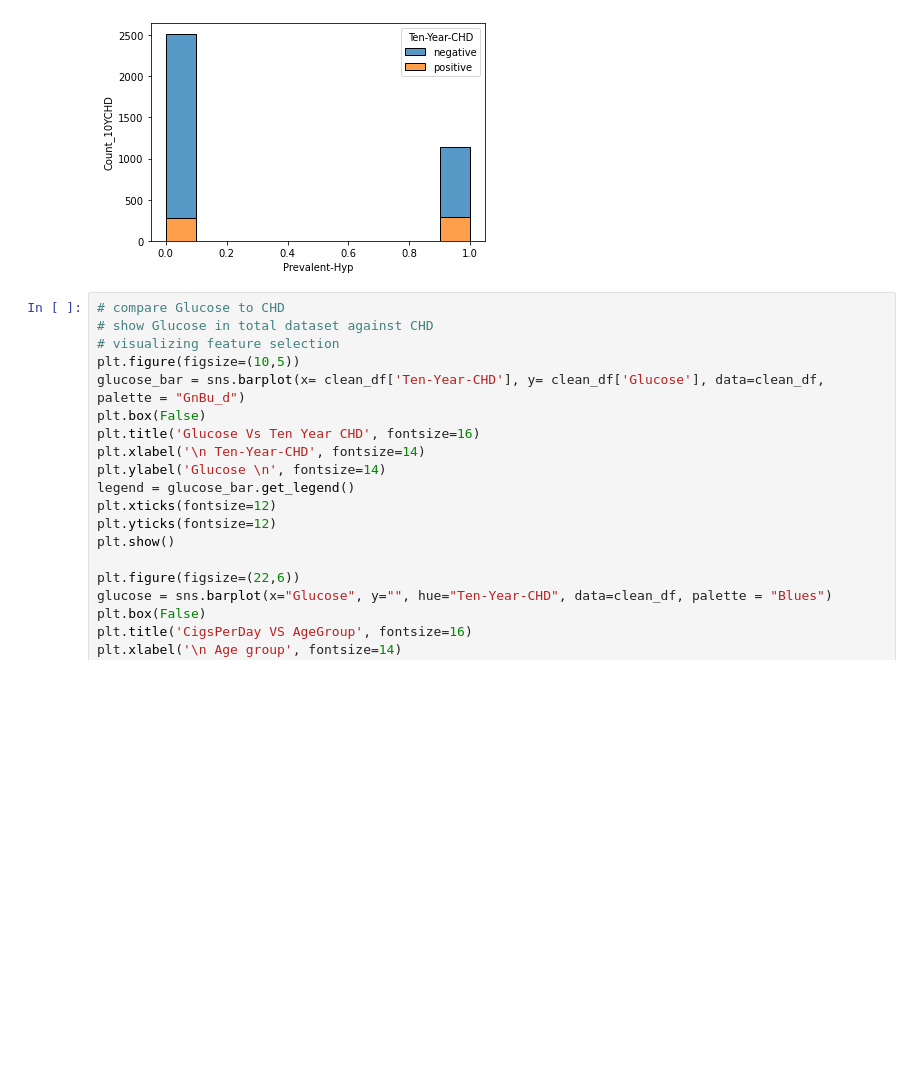
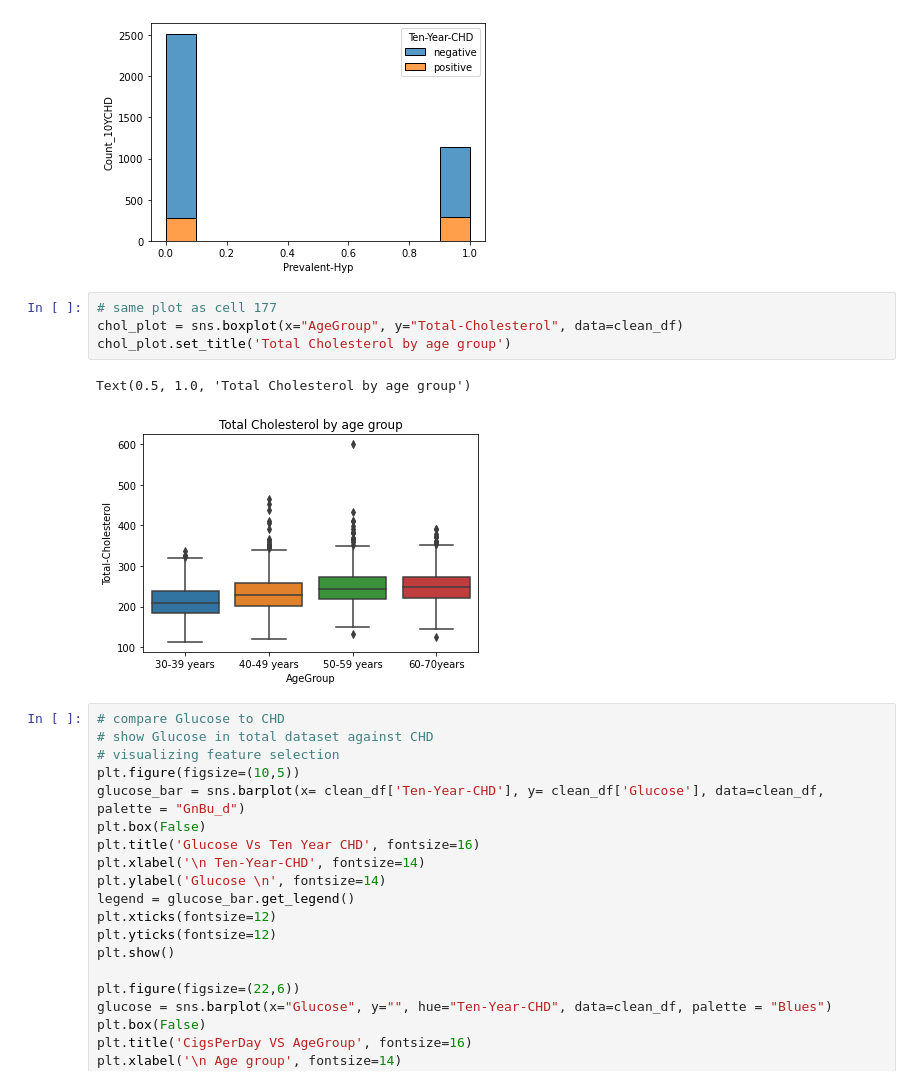
Before and after one commit to sajedehsaremi/Healthy-tuples, a Jupyter notebook: cleaning_data.ipynb, the cells around one changed output. Drawn from its saved outputs; the diff is of its cells as text; blank space fills up the shorter version.

Commit message:
added more percentage cal, new graphs, and observations

```diff
--- a/cleaning_data.ipynb
+++ b/cleaning_data.ipynb
@@ -344,6 +344,13 @@ gender_bar.set_title('Prevalent-Hyp and Probabilitiy of CHD')
 # %% [output]
 Text(0.5, 1.0, 'Prevalent-Hyp and Probabilitiy of CHD')
 [figure]
+# %%
+# same plot as cell 177
+chol_plot = sns.boxplot(x="AgeGroup", y="Total-Cholesterol", data=clean_df)
+chol_plot.set_title('Total Cholesterol by age group')
+# %% [output]
+Text(0.5, 1.0, 'Total Cholesterol by age group')
+[figure, added]
 # %%
 # compare Glucose to CHD
 # show Glucose in total dataset against CHD
```
Also changed, not shown: parts of 5 cells of this notebook.
